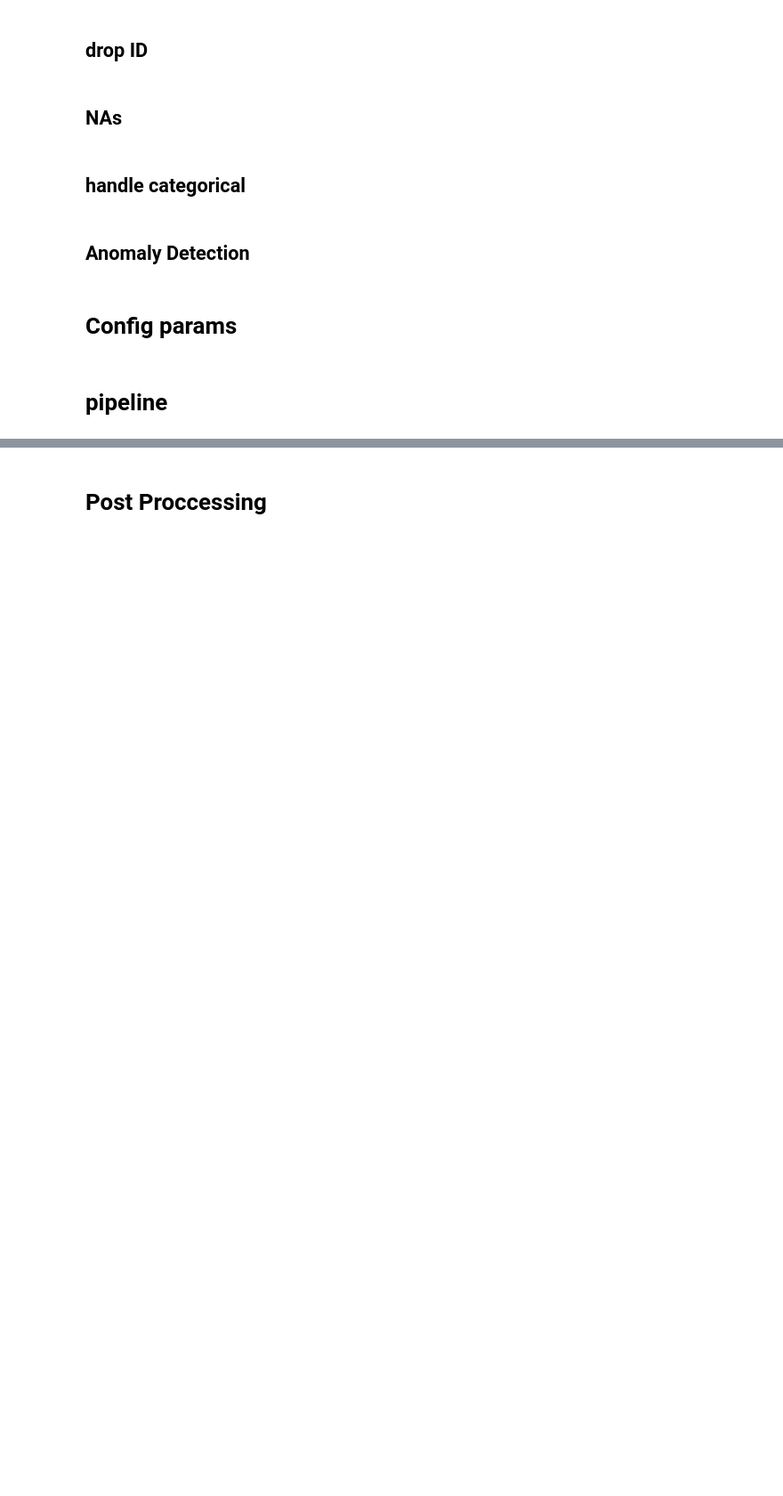
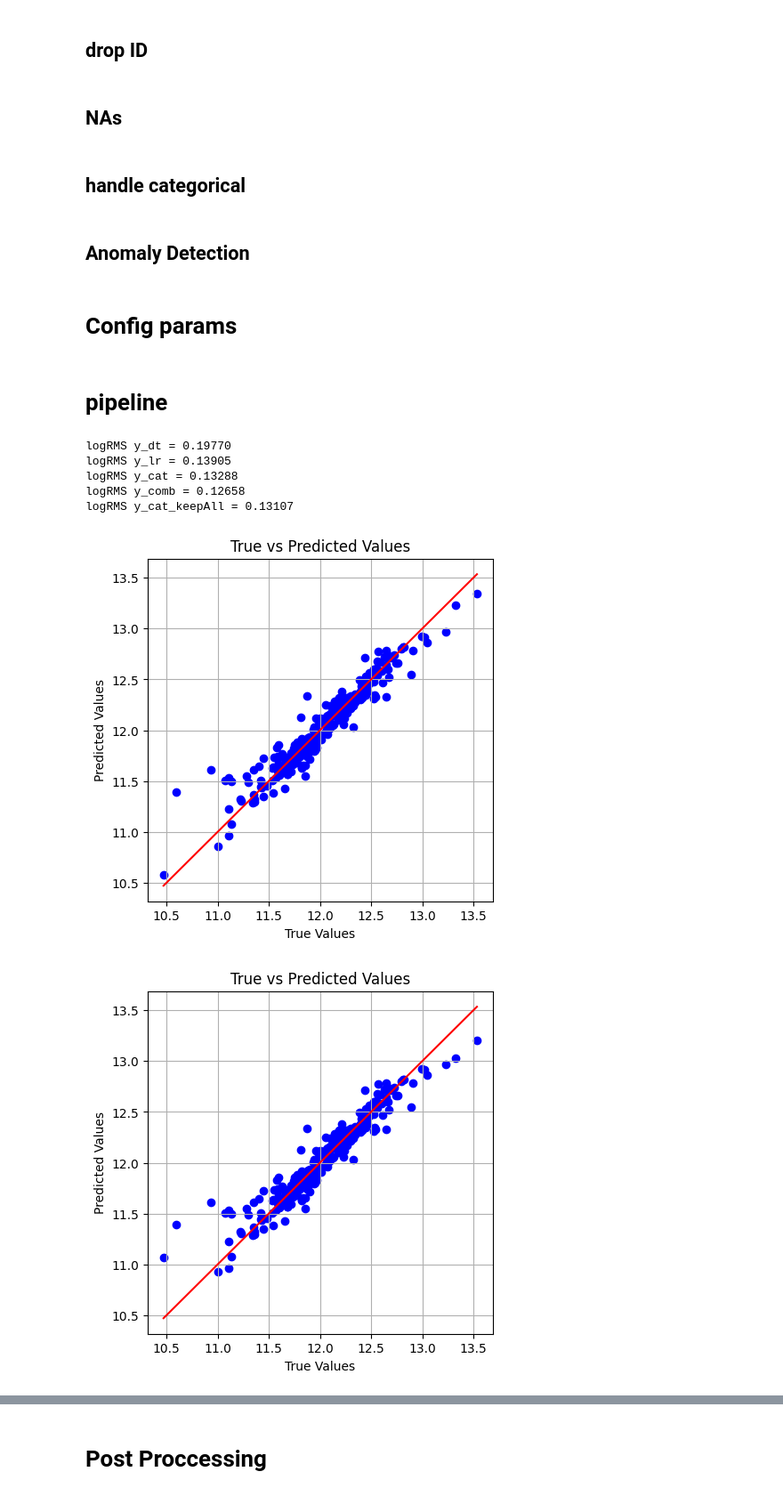
Before and after one commit to talbrend/JET, a Jupyter notebook: Model_JET.ipynb, the cells around one changed output, grey strips where cells are left out. Shown at 89% size. Drawn from its saved outputs; the diff is of its cells as text; code cells hidden in the pictures; blank space fills up the shorter version.

Commit message:
fix keep all and add imput by Neigh

```diff
--- a/Model_JET.ipynb
+++ b/Model_JET.ipynb
@@ -609,12 +753,14 @@ class imput_NAs_row(BaseEstimator, TransformerMixin):
         self.verbose = verbose
         self.col_numeric = None
         self.col_object = None
+        self.mean_per_Neighborhood = None
     def fit(self, X, y=None):
         printt('','In imput_NAs_row fit',verbose=self.verbose)
         # Calculate mean values for each column, ignoring NA's
         printt(X.shape,'imput_NAs_row in X.shape',verbose=self.verbose)
         # save the mean and the mode for later imputation
         self.mean_mode,self.col_numeric,self.col_object = calc_mean_mode(X)
+        self.mean_per_Neighborhood = calc_mean_Pef_feature(X,feature='Neighborhood')
         print_row_nan_counts(X,verbose=self.verbose)
         print_missingVal_groups(X,verbose=self.verbose)
         return self
@@ -639,6 +785,9 @@ class imput_NAs_row(BaseEstimator, TransformerMixin):
         print_row_nan_counts(X,verbose=self.verbose)
 
         printt('','imput_mean_mode',verbose=self.verbose)
+        imput_mean_per_Neighborhood = False
+        if imput_mean_per_Neighborhood==True:
+            X = imput_mean_per_Neighborhood(X,self.mean_per_Neighborhood,self.mean_mode,feature='Neighborhood')
         X = imput_mean_mode(X,self.mean_mode)
         print_row_nan_counts(X,verbose=self.verbose)
         return X
@@ -851,2 +1027,56 @@ print(f"logRMS = {rms_log:.5f}")
 
 #XX.info()
+# %%
+create_pipeline
+def CatKeepAllModel(X,y,x_test):
+    Config_params1 = Config_params
+    Config_params1["model"] = 'CatBoost'
+    Config_params1["drop_categoric"] = 'KeepAll'
+    Config_params1["categortic_config_params"] = {**categortic_config_params, "drop_categoric": 'KeepAll'}
+    pipeline = create_pipeline(Config_params1)
+    pipeline.fit(X,y)
+    y_cat_keepAll = pipeline.predict(x_test)
+    return y_cat_keepAll
+
+def CombModel(X,y,x_test):
+    Config_params1 = Config_params
+    Config_params1["model"] = 'CatBoost'
+    pipeline = create_pipeline(Config_params)
+    pipeline.fit(X_train,y_train)
+    y_cat = pipeline.predict(x_test)
+    Config_params1["model"] = 'DecisionTree'
+    pipeline = create_pipeline(Config_params)
+    pipeline.fit(X_train,y_train)
+    y_dt = pipeline.predict(x_test)
+    y_comb = y_cat.copy()
+    y_comb[(y_dt<10.9) | (y_dt>13)] = y_dt[(y_dt<10.9) | (y_dt>13)]
+    return y_comb
+
+
+rms_log = np.sqrt(mean_squared_error(y_validation, y_dt))
+print(f"logRMS y_dt = {rms_log:.5f}")
+rms_log = np.sqrt(mean_squared_error(y_validation, y_lr))
+print(f"logRMS y_lr = {rms_log:.5f}")
+rms_log = np.sqrt(mean_squared_error(y_validation, y_cat))
+print(f"logRMS y_cat = {rms_log:.5f}")
+
+y_comb = CombModel(X_train,y_train,X_validation)
+rms_log = np.sqrt(mean_squared_error(y_validation, y_comb))
+print(f"logRMS y_comb = {rms_log:.5f}")
+
+y_cat_keepAll = CatKeepAllModel(X_train,y_train,X_validation)
+rms_log = np.sqrt(mean_squared_error(y_validation, y_cat_keepAll))
+print(f"logRMS y_cat_keepAll = {rms_log:.5f}")
+
+plot_pred(y_validation, y_comb,True)
+plot_pred(y_validation, y_cat,True)
+plot_pred(y_validation, y_lr,True)
+plot_pred(y_validation, y_dt,True)
+# %% [output]
+logRMS y_dt = 0.19770
+logRMS y_lr = 0.13905
+logRMS y_cat = 0.13288
+logRMS y_comb = 0.12658
+logRMS y_cat_keepAll = 0.13107
+[figure, added]
+[figure, added]
```
Also changed, not shown: parts of 21 cells of this notebook.
